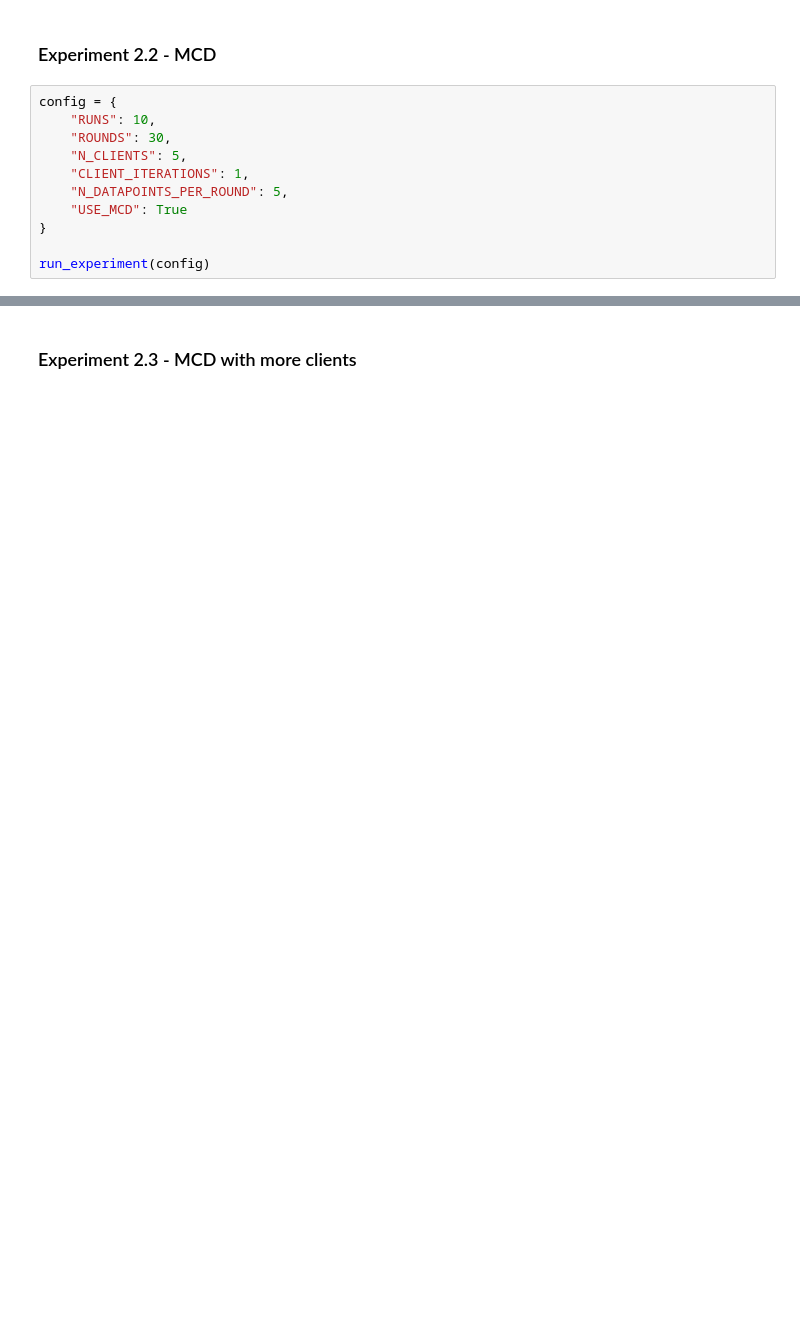
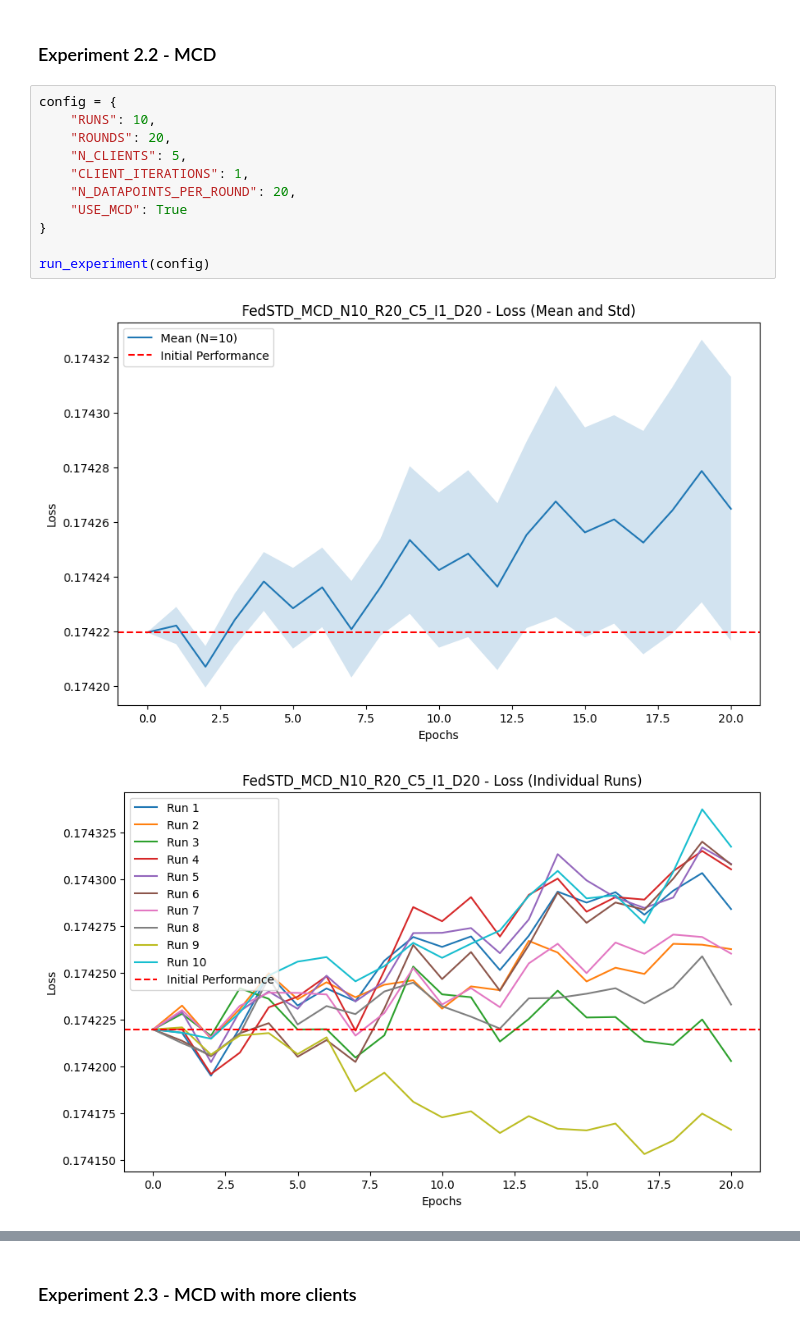
Before and after one commit to aharabada/FederatedLearning, a Jupyter notebook: code/FedSGDExperiments.ipynb, the cells around one changed output, grey strips where cells are left out. Cells and saved outputs as stored; diff of their text form; blank space fills up the shorter version.

```diff
--- a/code/FedSGDExperiments.ipynb
+++ b/code/FedSGDExperiments.ipynb
@@ -41,11 +48,14 @@ run_experiment(config)
 # %%
 config = {
     "RUNS": 10,
-    "ROUNDS": 30,
+    "ROUNDS": 20,
     "N_CLIENTS": 5,
     "CLIENT_ITERATIONS": 1,
-    "N_DATAPOINTS_PER_ROUND": 5,
+    "N_DATAPOINTS_PER_ROUND": 20,
     "USE_MCD": True
 }
 
 run_experiment(config)
+# %% [output]
+[figure, added]
+[figure, added]
```
Also changed, not shown: parts of 4 cells of this notebook, 34 other files.
